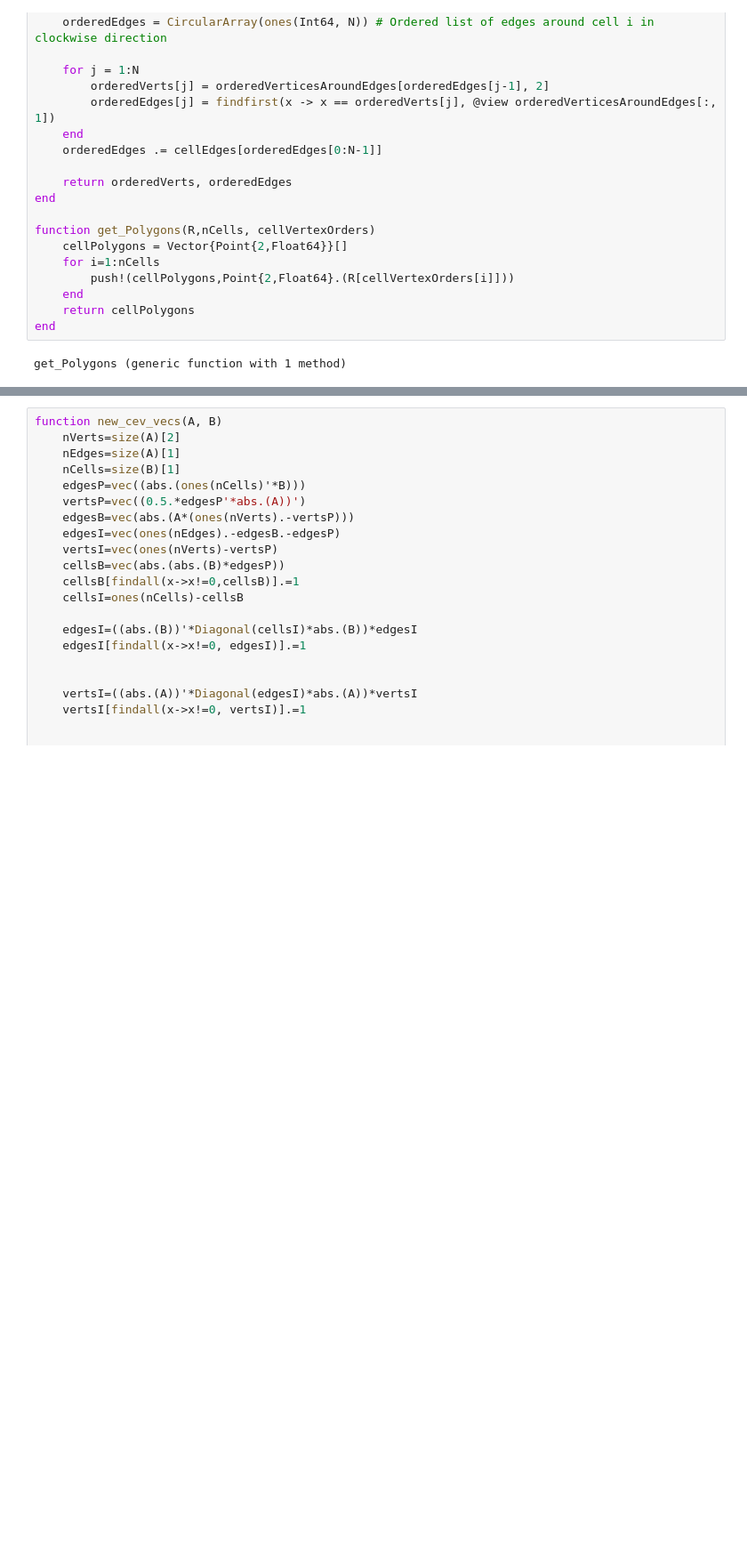
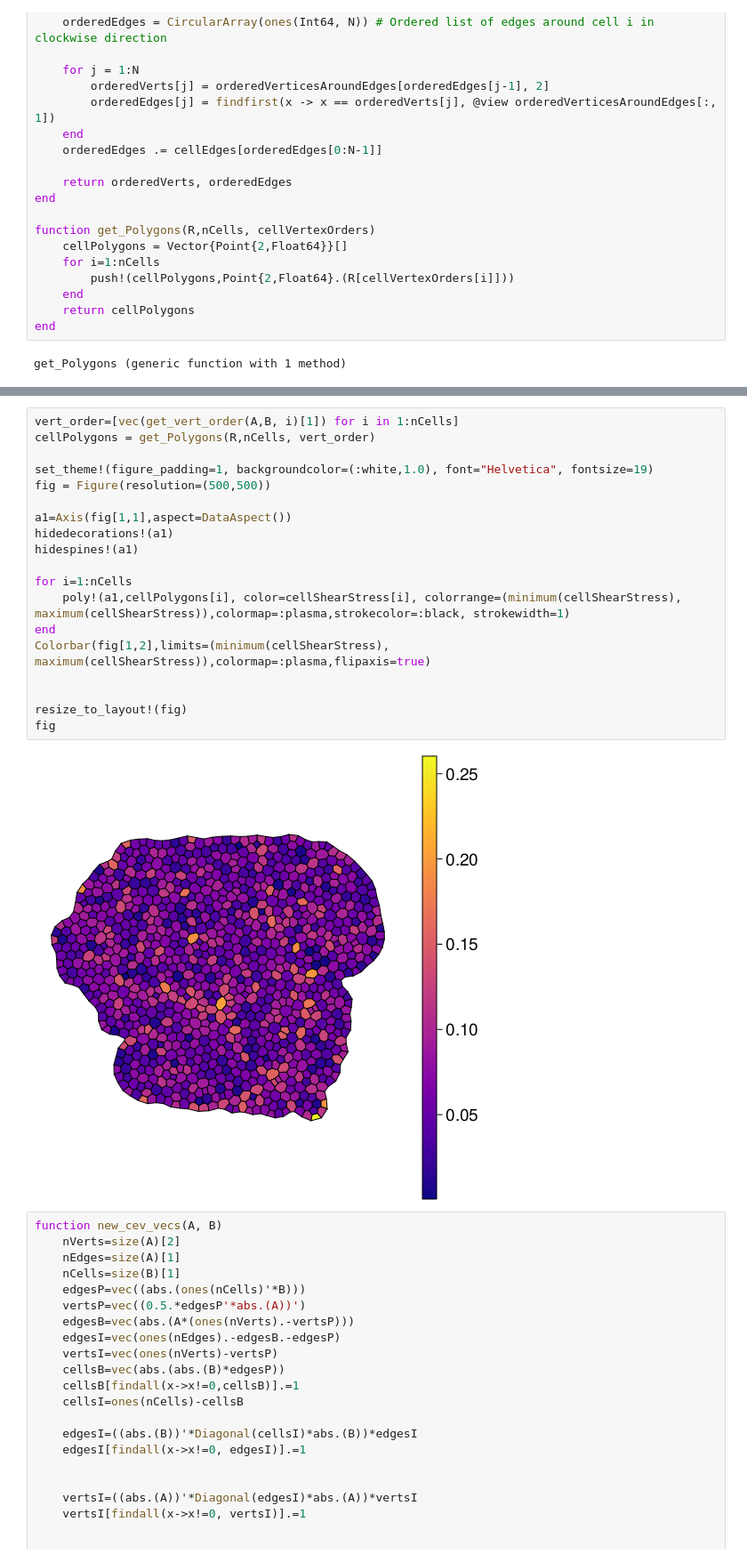
Before and after one commit to chris-revell/VertexModel, a Jupyter notebook: notebooks/patch_stress.ipynb, the cells around one changed output, grey strips where cells are left out. Shown at 89% size. Saved outputs shown, nothing was run; the diff lists cells and outputs as text; blank space fills up the shorter version.

```diff
--- a/notebooks/patch_stress.ipynb
+++ b/notebooks/patch_stress.ipynb
@@ -158,3 +147,24 @@ sum(cellPerimeters.*cellTensions.*J)
+# %%
+vert_order=[vec(get_vert_order(A,B, i)[1]) for i in 1:nCells]
+cellPolygons = get_Polygons(R,nCells, vert_order)
+
+set_theme!(figure_padding=1, backgroundcolor=(:white,1.0), font="Helvetica", fontsize=19)
+fig = Figure(resolution=(500,500))
+
+a1=Axis(fig[1,1],aspect=DataAspect())
+hidedecorations!(a1)
+hidespines!(a1)
+
+for i=1:nCells
+    poly!(a1,cellPolygons[i], color=cellShearStress[i], colorrange=(minimum(cellShearStress), maximum(cellShearStress)),colormap=:plasma,strokecolor=:black, strokewidth=1)
+end
+Colorbar(fig[1,2],limits=(minimum(cellShearStress), maximum(cellShearStress)),colormap=:plasma,flipaxis=true)
+
+
+resize_to_layout!(fig)
+fig
+# %% [output]
+[figure, added]
 # %%
 function new_cev_vecs(A, B)
     nVerts=size(A)[2]
```
Also changed, not shown: parts of 28 cells of this notebook, 4 other files.
